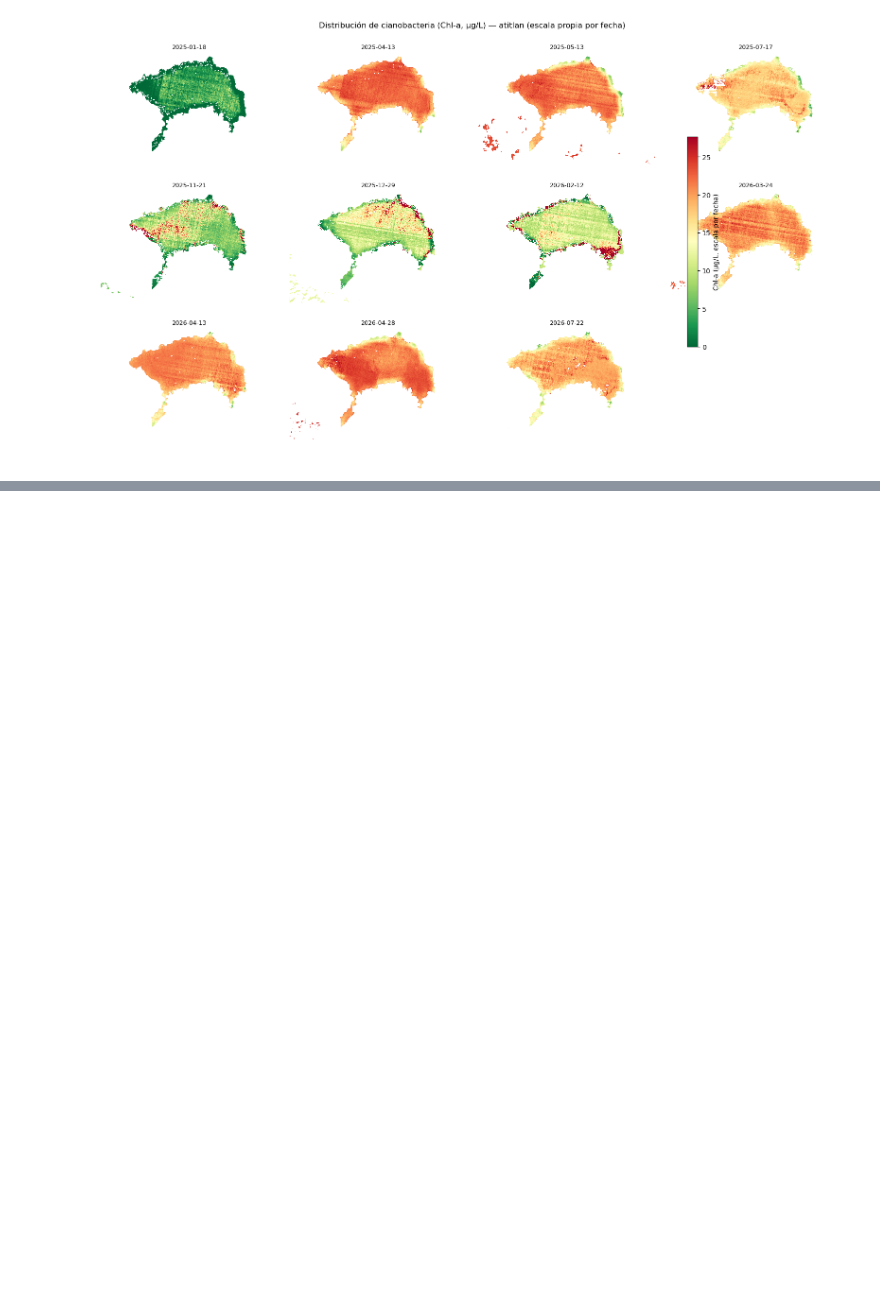
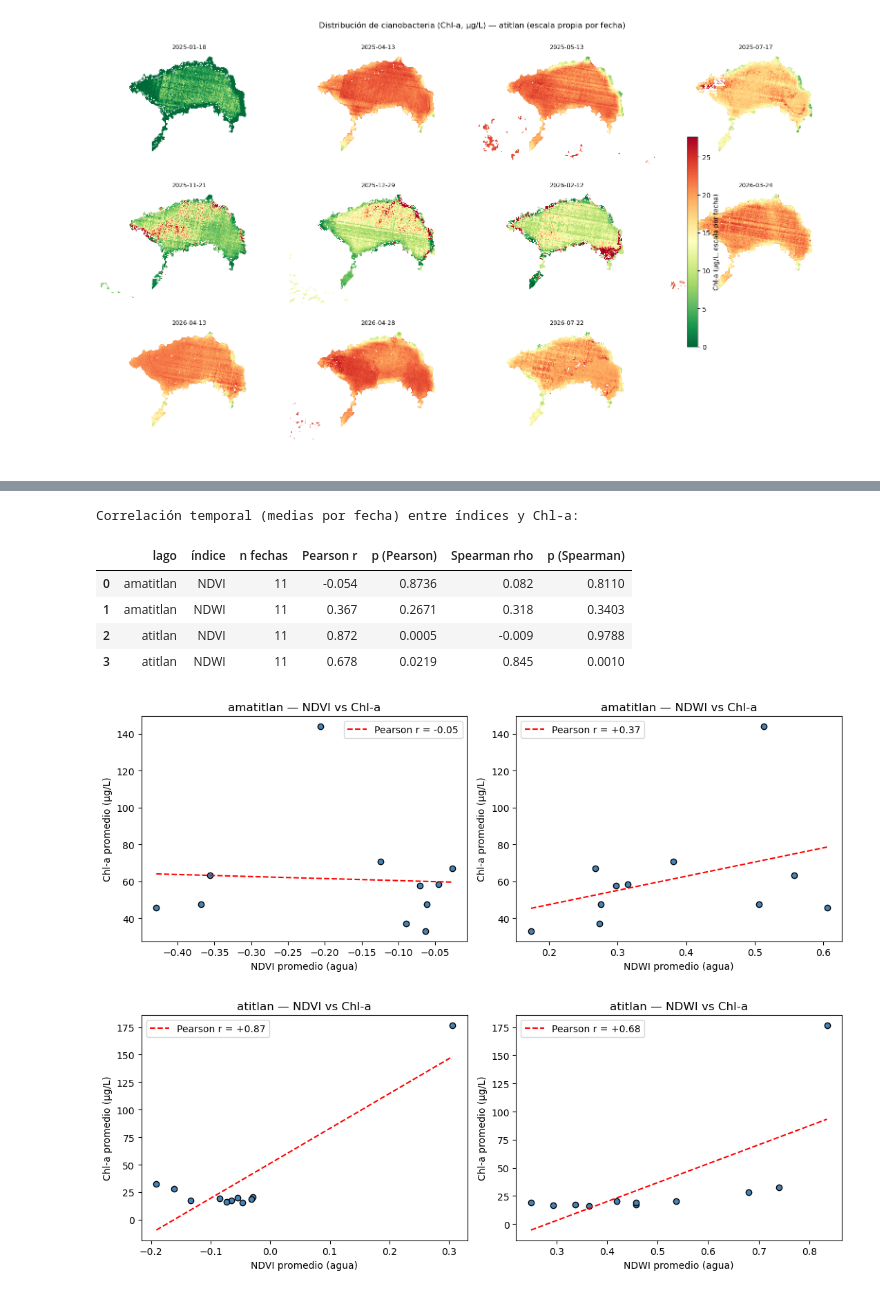
Before and after one commit to Ikeel04/Labs-DS, a Jupyter notebook: Lab4/Laboratorio4.ipynb, the cells around one changed output, grey strips where cells are left out. Drawn from its saved outputs; the diff is of its cells as text; code cells hidden in the pictures; blank space fills up the shorter version.

Commit message:
Inciso 6. correlación de indices

```diff
--- a/Lab4/Laboratorio4.ipynb
+++ b/Lab4/Laboratorio4.ipynb
@@ -540,0 +531,43 @@ por la circulación interna.
+# %%
+from scipy.stats import pearsonr, spearmanr
+
+filas_corr = []
+for lago in df_indices["lago"].unique():
+    sub = df_indices[df_indices["lago"] == lago].dropna()
+    for ind, nombre in [("ndvi_prom", "NDVI"), ("ndwi_prom", "NDWI")]:
+        r, p = pearsonr(sub[ind], sub["cianobacteria_prom"])
+        rs, ps = spearmanr(sub[ind], sub["cianobacteria_prom"])
+        filas_corr.append({
+            "lago": lago, "índice": nombre, "n fechas": len(sub),
+            "Pearson r": round(r, 3), "p (Pearson)": round(p, 4),
+            "Spearman rho": round(rs, 3), "p (Spearman)": round(ps, 4),
+        })
+df_corr = pd.DataFrame(filas_corr)
+print("Correlación temporal (medias por fecha) entre índices y Chl-a:")
+display(df_corr)
+
+for lago in df_indices["lago"].unique():
+    sub = df_indices[df_indices["lago"] == lago]
+    fig, axes = plt.subplots(1, 2, figsize=(11, 4.2))
+    for ax, ind, nombre in zip(axes, ["ndvi_prom", "ndwi_prom"], ["NDVI", "NDWI"]):
+        ax.scatter(sub[ind], sub["cianobacteria_prom"], c="steelblue", edgecolor="k")
+        m, b = np.polyfit(sub[ind], sub["cianobacteria_prom"], 1)
+        xs = np.linspace(sub[ind].min(), sub[ind].max(), 50)
+        r_p, _ = pearsonr(sub[ind], sub["cianobacteria_prom"])
+        ax.plot(xs, m * xs + b, "r--", label=f"Pearson r = {r_p:+.2f}")
+        ax.set_xlabel(f"{nombre} promedio (agua)")
+        ax.set_ylabel("Chl-a promedio (µg/L)")
+        ax.set_title(f"{lago} — {nombre} vs Chl-a")
+        ax.legend()
+    plt.tight_layout()
+    plt.savefig(f"data/correlacion_{lago}.png", dpi=120)
+    plt.show()
+# %% [output]
+Correlación temporal (medias por fecha) entre índices y Chl-a:
+|  | lago | índice | n fechas | Pearson r | p (Pearson) | Spearman rho | p (Spearman) |
+| 0 | amatitlan | NDVI | 11 | -0.054 | 0.8736 | 0.082 | 0.8110 |
+| 1 | amatitlan | NDWI | 11 | 0.367 | 0.2671 | 0.318 | 0.3403 |
+| 2 | atitlan | NDVI | 11 | 0.872 | 0.0005 | -0.009 | 0.9788 |
+| 3 | atitlan | NDWI | 11 | 0.678 | 0.0219 | 0.845 | 0.0010 |
+[figure, added]
+[figure, added]
```
Also changed, not shown: parts of 5 cells of this notebook, 4 other files.
